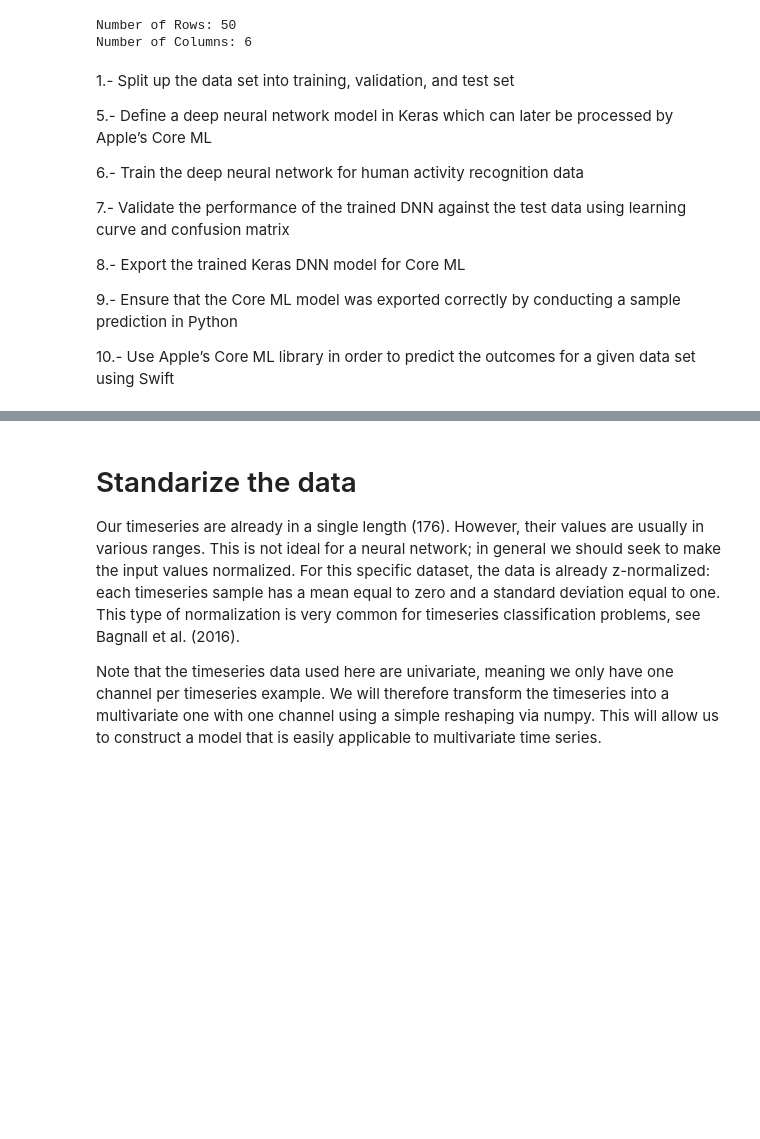
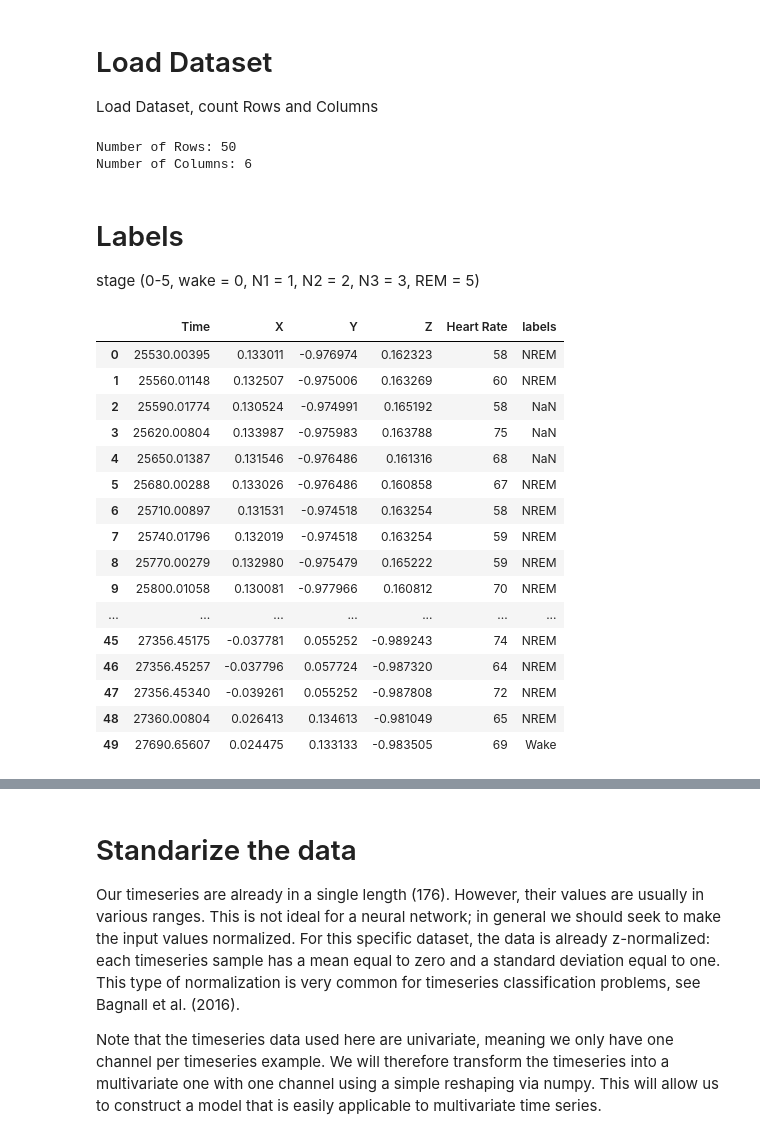
Before and after one commit to cargilgar/Smart-Alarm-using-tinyML, a Jupyter notebook: Model_Training.ipynb, the cells around one changed output, grey strips where cells are left out. Saved outputs shown, nothing was run; the diff lists cells and outputs as text; code cells hidden in the pictures; blank space fills up the shorter version.

```diff
--- a/Model_Training.ipynb
+++ b/Model_Training.ipynb
@@ -8,30 +9,24 @@ import re
+# %% [markdown]
+# Load Dataset
+
+Load Dataset, count Rows and Columns
 # %%
 data_path = os.path.join(os.getcwd(), "Dataset/")
 data_list = sorted(os.listdir(data_path))
 data_list[0]
 
-read_dataset = pd.read_csv(os.path.join(data_path, data_list[0]), delimiter=',')
-#read_dataset
 
-total_rows=len(read_dataset.axes[0]) #===> Axes of 0 is for a row
-total_cols=len(read_dataset.axes[1]) #===> Axes of 1 is for a column
+subject_csv = pd.read_csv(os.path.join(data_path, data_list[0]), delimiter=',')
+subject_csv
+
+#Rows and Columns
+total_rows=len(subject_csv.axes[0]) #===> Axes of 0 is for a row
+total_cols=len(subject_csv.axes[1]) #===> Axes of 1 is for a column
 print("Number of Rows: "+str(total_rows))
 print("Number of Columns: "+str(total_cols))
+
+
+#subject_csv
 # %% [output]
 Number of Rows: 50
 Number of Columns: 6
-# %% [markdown]
-1.- Split up the data set into training, validation, and test set
-
-5.- Define a deep neural network model in Keras which can later be processed by Apple’s Core ML
-
-6.- Train the deep neural network for human activity recognition data
-
-7.- Validate the performance of the trained DNN against the test data using learning curve and confusion matrix
-
-8.- Export the trained Keras DNN model for Core ML
-
-9.- Ensure that the Core ML model was exported correctly by conducting a sample prediction in Python
-
-
-10.- Use Apple’s Core ML library in order to predict the outcomes for a given data set using Swift
@@ -41,0 +33,40 @@ import matplotlib.pyplot as plt
+# %% [markdown]
+# Labels
+stage (0-5, wake = 0, N1 = 1, N2 = 2, N3 = 3, REM = 5)
+# %%
+#Show labels
+# Same labels will be reused throughout the program
+
+subject_csv['labels'].describe()
+#subject_csv.hist('Heart Rate')
+#subject_csv.describe()
+
+subject_csv['labels'] = subject_csv['labels'].map({0:'Wake',
+                             1:'NREM',
+                             2:'NREM',
+                             3:'NREM',
+                             5:'REM',
+                             },
+                             na_action=None)
+
+#Not labeled values --> NaN
+
+subject_csv
+# %% [output]
+|  | Time | X | Y | Z | Heart Rate | labels |
+| 0 | 25530.00395 | 0.133011 | -0.976974 | 0.162323 | 58 | NREM |
+| 1 | 25560.01148 | 0.132507 | -0.975006 | 0.163269 | 60 | NREM |
+| 2 | 25590.01774 | 0.130524 | -0.974991 | 0.165192 | 58 | NaN |
+| 3 | 25620.00804 | 0.133987 | -0.975983 | 0.163788 | 75 | NaN |
+| 4 | 25650.01387 | 0.131546 | -0.976486 | 0.161316 | 68 | NaN |
+| 5 | 25680.00288 | 0.133026 | -0.976486 | 0.160858 | 67 | NREM |
+| 6 | 25710.00897 | 0.131531 | -0.974518 | 0.163254 | 58 | NREM |
+| 7 | 25740.01796 | 0.132019 | -0.974518 | 0.163254 | 59 | NREM |
+| 8 | 25770.00279 | 0.132980 | -0.975479 | 0.165222 | 59 | NREM |
+| 9 | 25800.01058 | 0.130081 | -0.977966 | 0.160812 | 70 | NREM |
+| ... | ... | ... | ... | ... | ... | ... |
+| 45 | 27356.45175 | -0.037781 | 0.055252 | -0.989243 | 74 | NREM |
+| 46 | 27356.45257 | -0.037796 | 0.057724 | -0.987320 | 64 | NREM |
+| 47 | 27356.45340 | -0.039261 | 0.055252 | -0.987808 | 72 | NREM |
+| 48 | 27360.00804 | 0.026413 | 0.134613 | -0.981049 | 65 | NREM |
+| 49 | 27690.65607 | 0.024475 | 0.133133 | -0.983505 | 69 | Wake |
```
Also changed, not shown: parts of 14 cells of this notebook.
